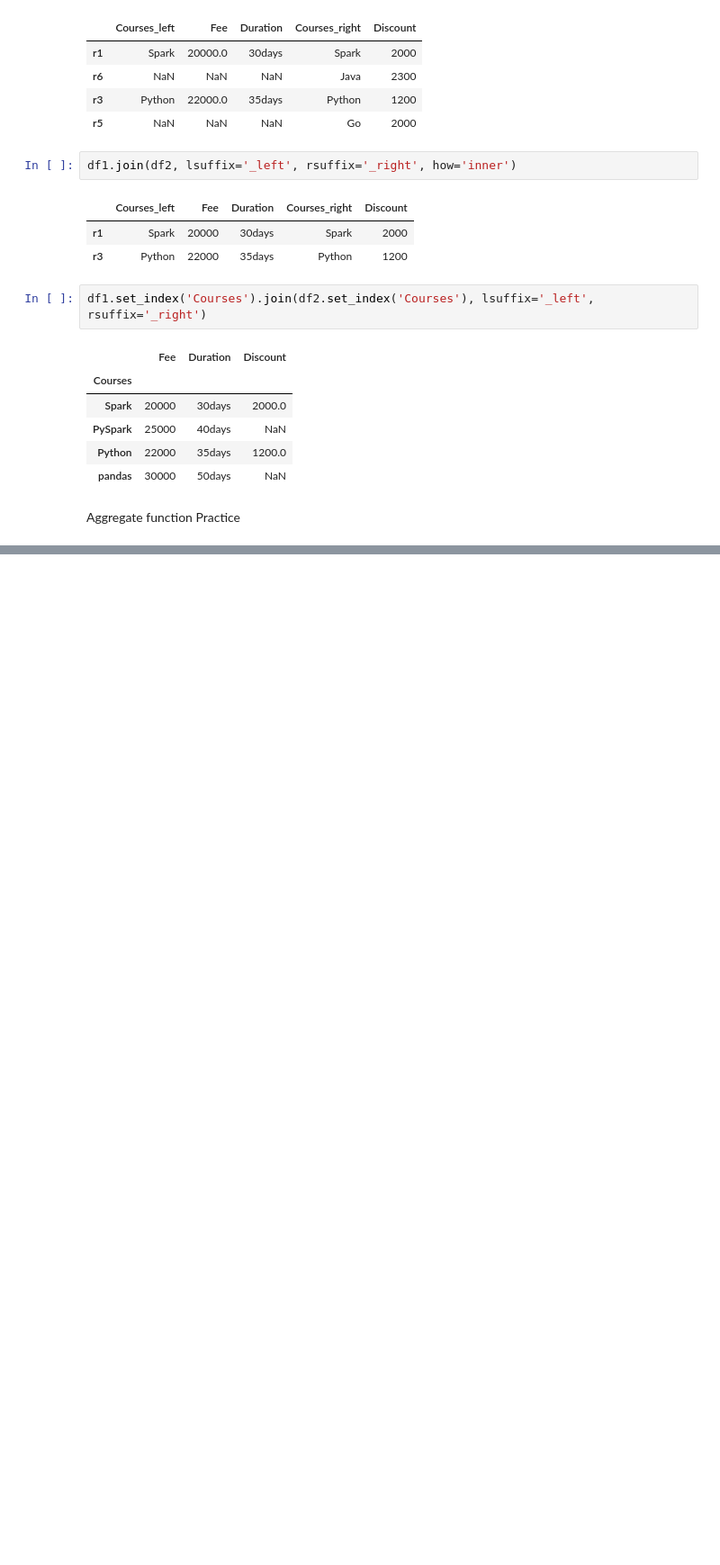
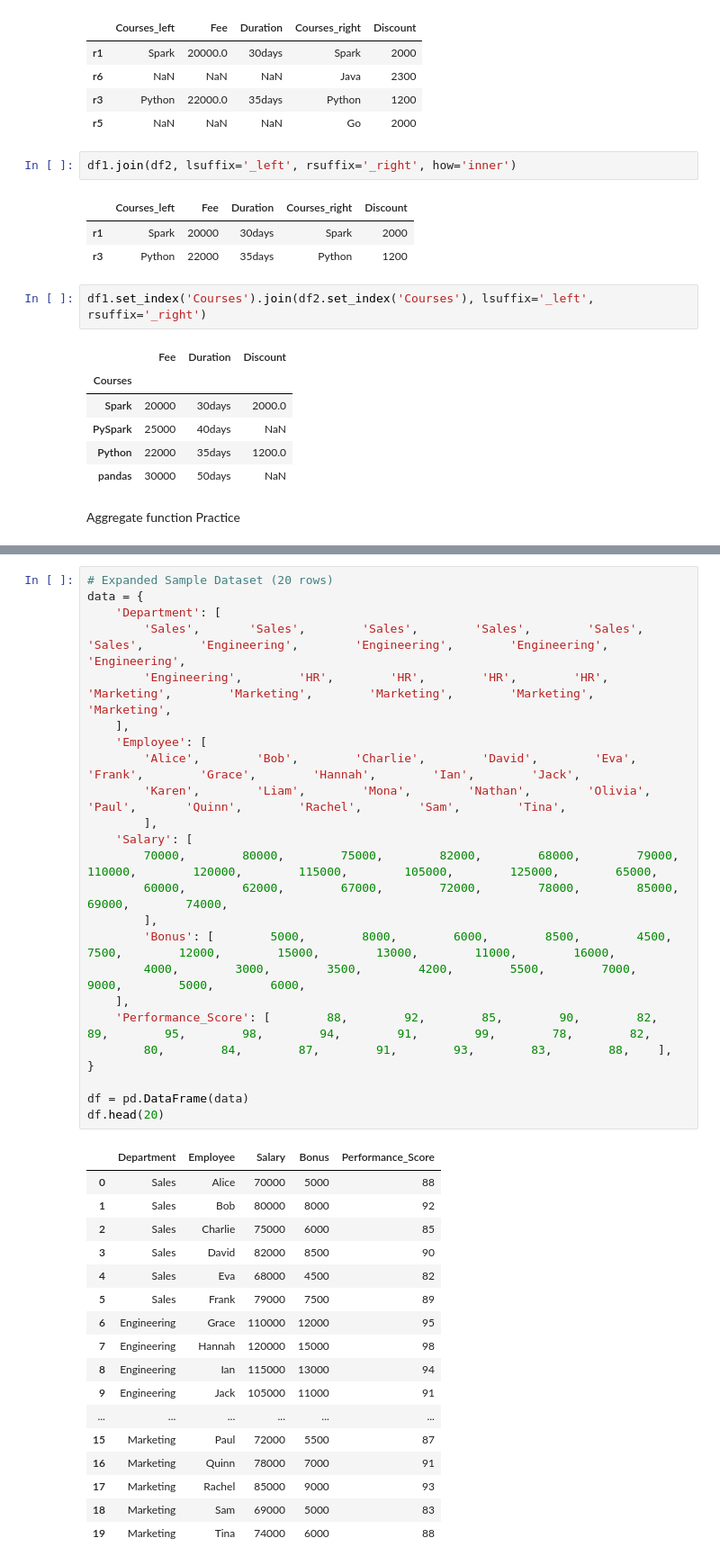
Before and after one commit to yismawd/rtt-36sept, a Jupyter notebook: 386/386.4/advanced_pandas/notes.ipynb, the cells around one changed output, grey strips where cells are left out. Shown at 90% size. Cells and saved outputs as stored; diff of their text form; blank space fills up the shorter version.

```diff
--- a/386/386.4/advanced_pandas/notes.ipynb
+++ b/386/386.4/advanced_pandas/notes.ipynb
@@ -326,0 +654,42 @@ Aggregate function Practice
+# %%
+# Expanded Sample Dataset (20 rows)
+data = {
+    'Department': [
+        'Sales',       'Sales',        'Sales',        'Sales',        'Sales',        'Sales',        'Engineering',        'Engineering',        'Engineering',        'Engineering',
+        'Engineering',        'HR',        'HR',        'HR',        'HR',        'Marketing',        'Marketing',        'Marketing',        'Marketing',        'Marketing',
+    ],
+    'Employee': [
+        'Alice',        'Bob',        'Charlie',        'David',        'Eva',        'Frank',        'Grace',        'Hannah',        'Ian',        'Jack',
+        'Karen',        'Liam',        'Mona',        'Nathan',        'Olivia',        'Paul',       'Quinn',        'Rachel',        'Sam',        'Tina',
+        ],
+    'Salary': [
+        70000,        80000,        75000,        82000,        68000,        79000,        110000,        120000,        115000,        105000,        125000,        65000,
+        60000,        62000,        67000,        72000,        78000,        85000,        69000,        74000,
+        ],
+        'Bonus': [        5000,        8000,        6000,        8500,        4500,        7500,        12000,        15000,        13000,        11000,        16000,
+        4000,        3000,        3500,        4200,        5500,        7000,        9000,        5000,        6000,
+    ],
+    'Performance_Score': [        88,        92,        85,        90,        82,        89,        95,        98,        94,        91,        99,        78,        82,
+        80,        84,        87,        91,        93,        83,        88,    ],
+}
+
+df = pd.DataFrame(data)
+df.head(20)
+# %% [output]
+|  | Department | Employee | Salary | Bonus | Performance_Score |
+| 0 | Sales | Alice | 70000 | 5000 | 88 |
+| 1 | Sales | Bob | 80000 | 8000 | 92 |
+| 2 | Sales | Charlie | 75000 | 6000 | 85 |
+| 3 | Sales | David | 82000 | 8500 | 90 |
+| 4 | Sales | Eva | 68000 | 4500 | 82 |
+| 5 | Sales | Frank | 79000 | 7500 | 89 |
+| 6 | Engineering | Grace | 110000 | 12000 | 95 |
+| 7 | Engineering | Hannah | 120000 | 15000 | 98 |
+| 8 | Engineering | Ian | 115000 | 13000 | 94 |
+| 9 | Engineering | Jack | 105000 | 11000 | 91 |
+| ... | ... | ... | ... | ... | ... |
+| 15 | Marketing | Paul | 72000 | 5500 | 87 |
+| 16 | Marketing | Quinn | 78000 | 7000 | 91 |
+| 17 | Marketing | Rachel | 85000 | 9000 | 93 |
+| 18 | Marketing | Sam | 69000 | 5000 | 83 |
+| 19 | Marketing | Tina | 74000 | 6000 | 88 |
```
Also changed, not shown: parts of 41 cells of this notebook.
